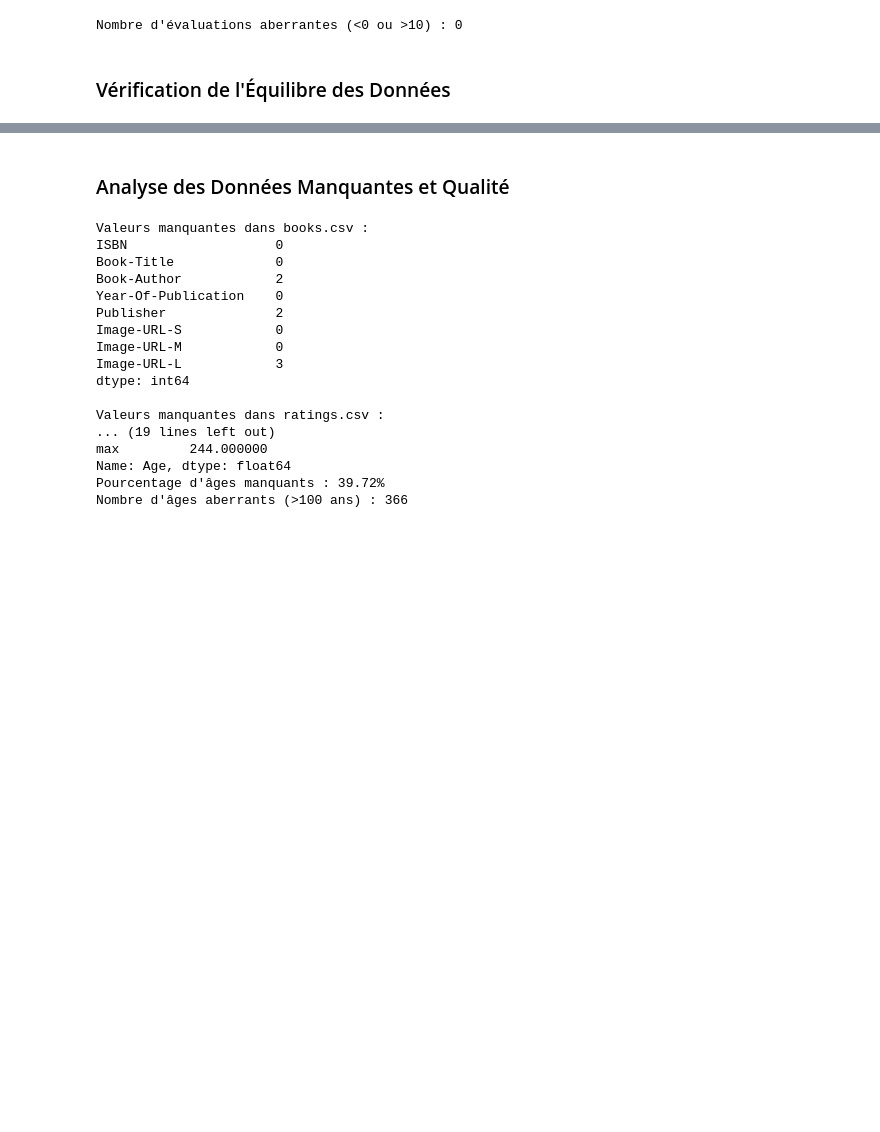
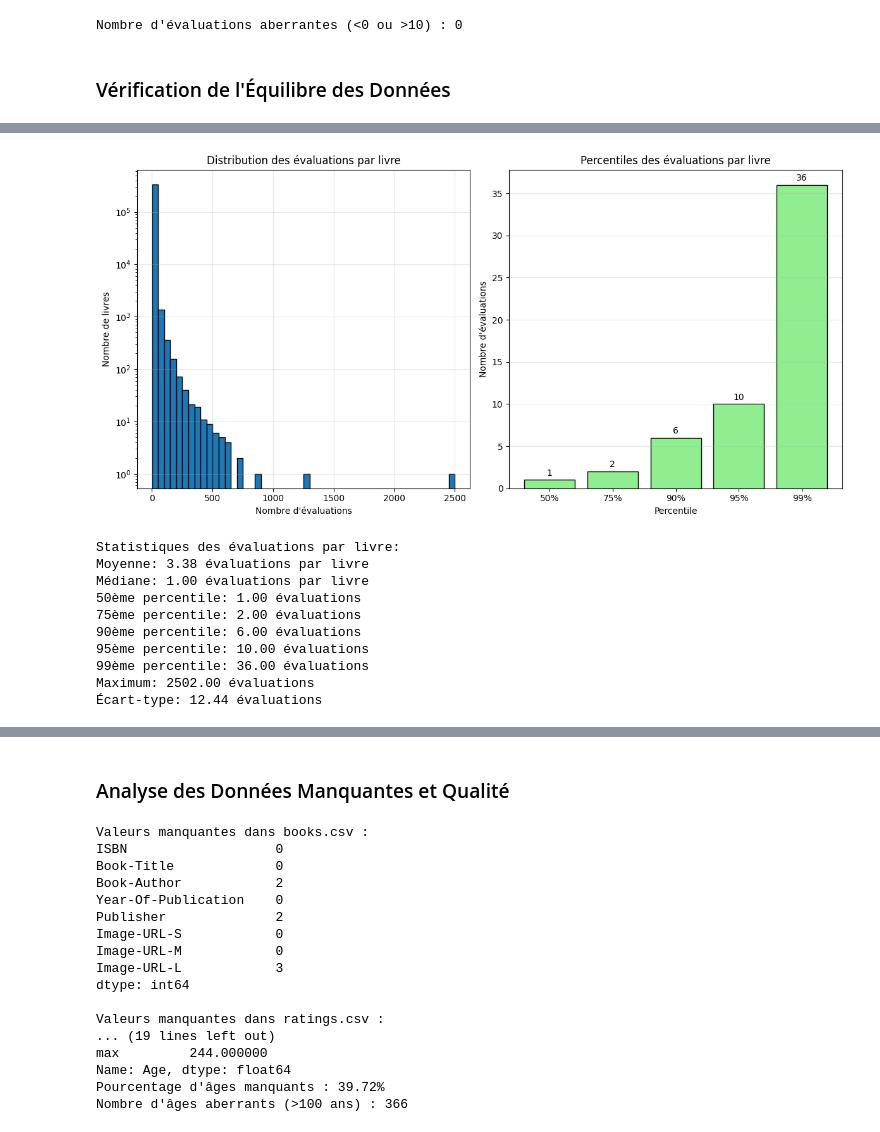
Before and after one commit to Laaliji/Books_Recommandation_System, a Jupyter notebook: systeme_recommandation_livres.ipynb, the cells around one changed output, grey strips where cells are left out. Saved outputs shown, nothing was run; the diff lists cells and outputs as text; code cells hidden in the pictures; blank space fills up the shorter version.

```diff
--- a/systeme_recommandation_livres.ipynb
+++ b/systeme_recommandation_livres.ipynb
@@ -268,0 +338,53 @@ plt.show()
+# %%
+# 2. Distribution des évaluations par livre avec échelle logarithmique
+plt.figure(figsize=(12, 6))
+
+# Graphique de gauche - Histogramme avec échelle log
+plt.subplot(1, 2, 1)
+plt.hist(book_rating_counts, bins=50, edgecolor='black')
+plt.title("Distribution des évaluations par livre")
+plt.xlabel("Nombre d'évaluations")
+plt.ylabel("Nombre de livres")
+plt.yscale('log')  # Échelle logarithmique
+plt.grid(alpha=0.3)
+
+# Graphique de droite - Percentiles clés
+plt.subplot(1, 2, 2)
+percentiles = [50, 75, 90, 95, 99]
+percentile_values = np.percentile(book_rating_counts, percentiles)
+
+# Créer un graphique à barres des percentiles
+plt.bar(range(len(percentiles)), percentile_values, color='lightgreen', edgecolor='black')
+plt.xticks(range(len(percentiles)), [f"{p}%" for p in percentiles])
+plt.title("Percentiles des évaluations par livre")
+plt.xlabel("Percentile")
+plt.ylabel("Nombre d'évaluations")
+plt.grid(axis='y', alpha=0.3)
+
+# Afficher les valeurs sur les barres
+for i, v in enumerate(percentile_values):
+    plt.text(i, v + 0.5, f"{v:.0f}", ha='center')
+
+plt.tight_layout()
+plt.show()
+
+# Statistiques descriptives pour les évaluations par livre
+print("\nStatistiques des évaluations par livre:")
+print(f"Moyenne: {book_rating_counts.mean():.2f} évaluations par livre")
+print(f"Médiane: {book_rating_counts.median():.2f} évaluations par livre")
+for p in percentiles:
+    print(f"{p}ème percentile: {np.percentile(book_rating_counts, p):.2f} évaluations")
+print(f"Maximum: {book_rating_counts.max():.2f} évaluations")
+print(f"Écart-type: {book_rating_counts.std():.2f} évaluations")
+# %% [output]
+[figure, added]
+Statistiques des évaluations par livre:
+Moyenne: 3.38 évaluations par livre
+Médiane: 1.00 évaluations par livre
+50ème percentile: 1.00 évaluations
+75ème percentile: 2.00 évaluations
+90ème percentile: 6.00 évaluations
+95ème percentile: 10.00 évaluations
+99ème percentile: 36.00 évaluations
+Maximum: 2502.00 évaluations
+Écart-type: 12.44 évaluations
```
Also changed, not shown: parts of 13 cells of this notebook.
